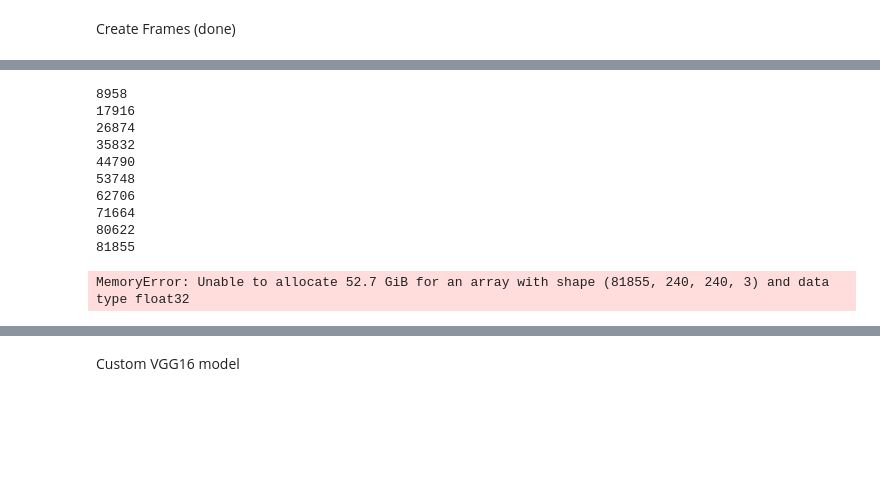
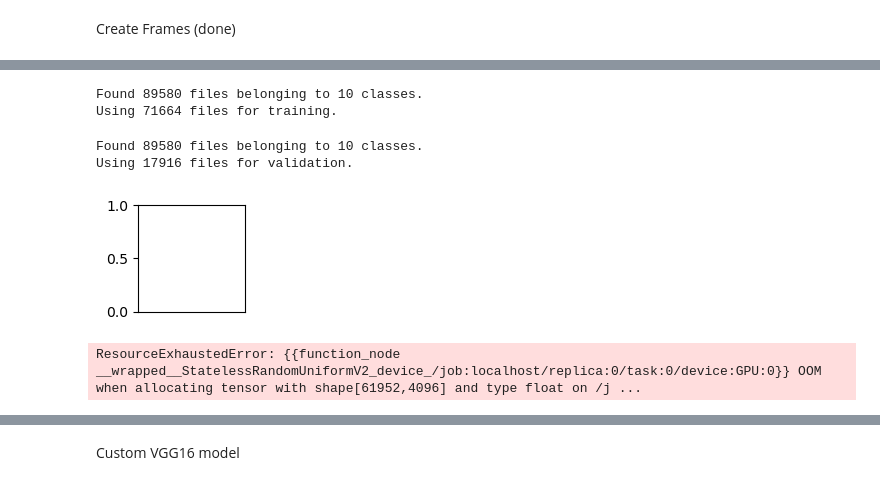
Before and after one commit to LadyHannelore/FYP_PROJECT, a Jupyter notebook: main.ipynb, the cells around one changed output, grey strips where cells are left out. Cells and saved outputs as stored; diff of their text form; code cells hidden in the pictures; blank space fills up the shorter version.

```diff
--- a/main.ipynb
+++ b/main.ipynb
@@ -339,21 +317,21 @@ categories = ['cover_frames', 'defense_frames' , 'flick_frames', 'hook_frames',
 
 data = []
 # %%
-for category in categories:
+'''for category in categories:
 	path = os.path.join(data_dir, category)
 	label = categories.index(category)
 
 	for img_name in os.listdir(path):
 		image_path = os.path.join(path, img_name)
-		image = cv2.imread(image_path)
+		#image = cv2.imread(image_path)
 
 
 		try:
-			image = cv2.cvtColor(image, cv2.COLOR_BGR2RGB)
-			image = cv2.resize(image, (240,240))
-			image = np.array(image)
+			#image = cv2.cvtColor(image, cv2.COLOR_BGR2RGB)
+			#image = cv2.resize(image, (240,240))
+			#image = np.array(image)
 
-			data.append([image, label])
+			data.append([image_path, label])
 
 		except Exception as e:
 			pass
@@ -361,20 +339,9 @@ for category in categories:
 	print(len(data))
 	pik = open('shots.pickle','wb')
 	pickle.dump(data, pik)
-	pik.close()
+	pik.close()'''
-# %% [output]
-8958
-17916
-26874
-35832
-44790
-53748
-62706
-71664
-80622
-81855
 # %%
-pick  = open('shots.pickle', 'rb')
+'''pick  = open('shots.pickle', 'rb')
 data = pickle.load(pick)
 
 pick.close()
@@ -388,9 +355,8 @@ for img, label in data:
 	feature.append(img)
 	labels.append(label)
 
-feature = np.array(feature, dtype = np.float32)
-feature = feature/ 255.
-
+#feature = np.array(feature, dtype = np.float32)
+#feature = feature/ 255.
+feature = np.array(feature)
 labels = np.array(labels)
+'''
-# %% [output]
-MemoryError: Unable to allocate 52.7 GiB for an array with shape (81855, 240, 240, 3) and data type float32
@@ -397,21 +367,45 @@ MemoryError: Unable to allocate 52.7 GiB for an array with shape (81855, 240, 24
+# %%
+train_ds = tf.keras.utils.image_dataset_from_directory(
+  data_dir,
+  validation_split=0.2,
+  subset="training",
+  seed=123,
+  image_size=(img_height, img_width),
+  batch_size=batch_size)
+# %% [output]
+Found 89580 files belonging to 10 classes.
+Using 71664 files for training.
+# %%
+val_ds = tf.keras.utils.image_dataset_from_directory(
+  data_dir,
+  validation_split=0.2,
+  subset="validation",
+  seed=123,
+  image_size=(img_height, img_width),
+  batch_size=batch_size)
+# %% [output]
+Found 89580 files belonging to 10 classes.
+Using 17916 files for validation.
 # %%
 plt.figure(figsize=(8,8))
 
 for i in range(25):
     plt.subplot(5,5,1)
-    plt.imshow(feature[i])
-    plt.xlabel(categories[y_train[i]])
+    #plt.imshow(feature[i])
+    #plt.xlabel(categories[y_train[i]])
     plt.xticks([])
 
 plt.show()
+# %% [output]
+[figure, added]
 # %%
-x_train, x_test, y_train, y_test = train_test_split(feature, labels, test_size=0.1, shuffle=True)
+'''x_train, x_test, y_train, y_test = train_test_split(feature, labels, test_size=0.1, shuffle=True)
 
 x_train, x_test = tf.cast(x_train, tf.float32), tf.cast(x_test, tf.float32)
 
 train_dataset = tf.data.Dataset.from_tensor_slices((x_train, y_train))
 train_dataset = train_dataset.batch(batch_size = 10)
-
+'''
 
 
 model = VGGModel(classes = 10)
@@ -422,3 +416,5 @@ optimizer = tf.keras.optimizers.Adadelta()
 
 train_loss = tf.keras.metrics.Mean(name='train_loss')
 train_accuracy = tf.keras.metrics.SparseCategoricalAccuracy(name='train_accuracy')
+# %% [output]
+ResourceExhaustedError: {{function_node __wrapped__StatelessRandomUniformV2_device_/job:localhost/replica:0/task:0/device:GPU:0}} OOM when allocating tensor with shape[61952,4096] and type float on /j ...
```
Also changed, not shown: parts of 16 cells of this notebook.
